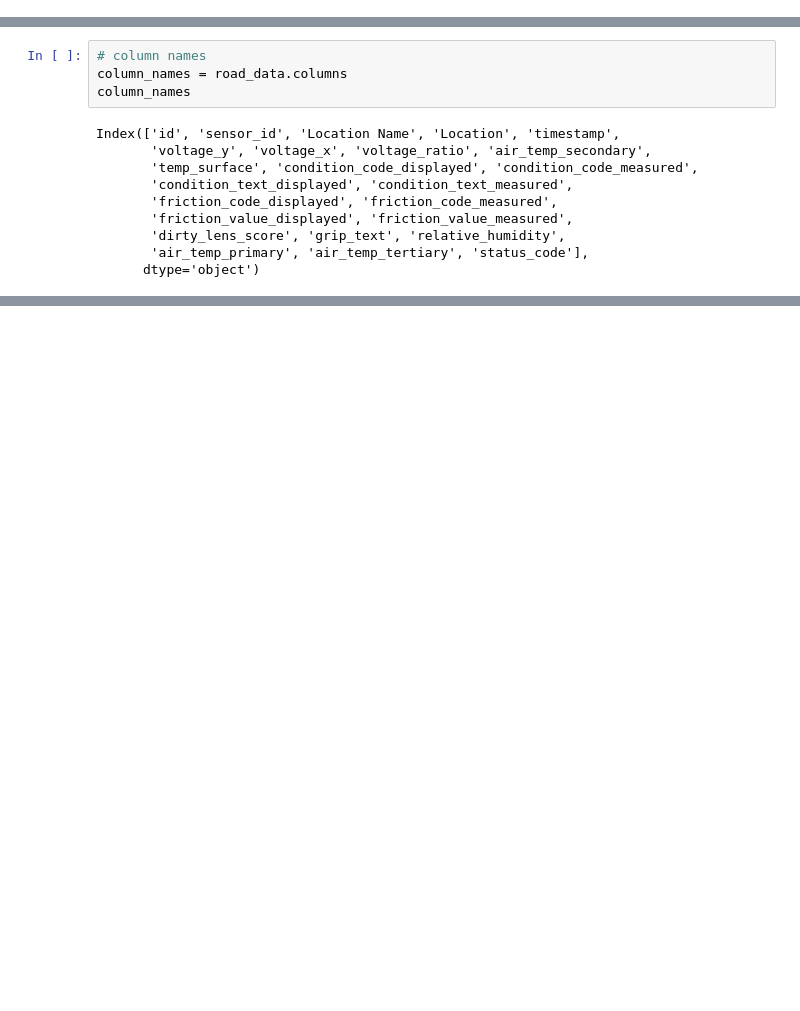
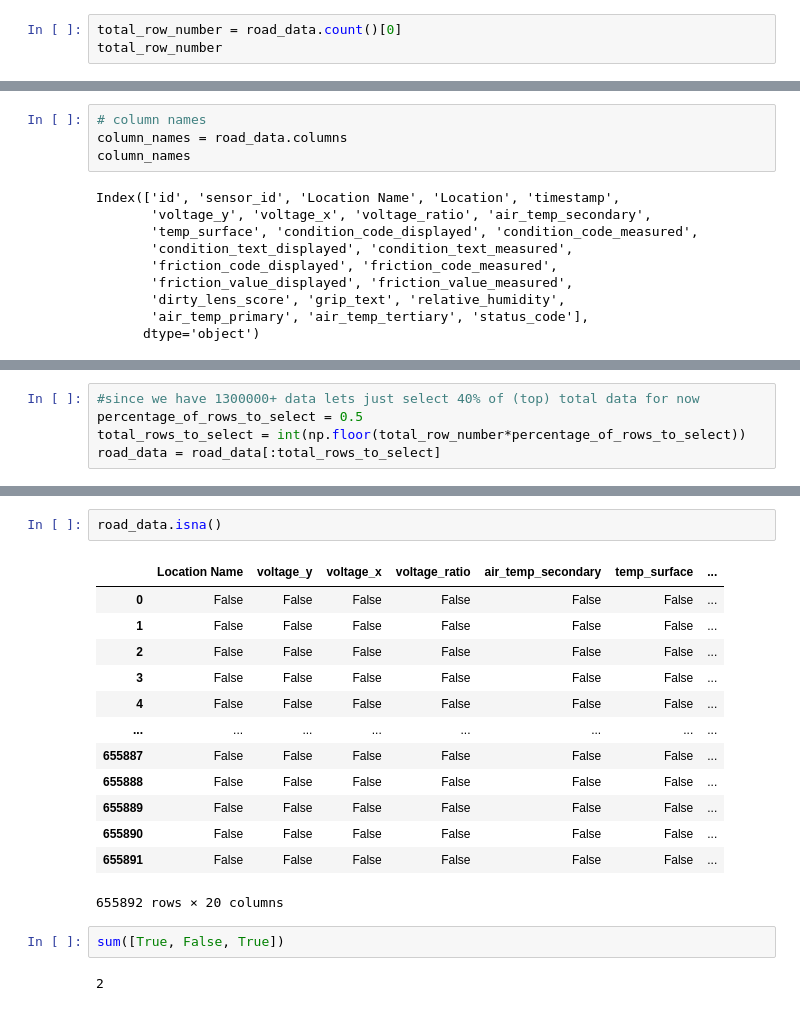
Before and after one commit to bpilate53/dataImputation, a Jupyter notebook: dataimputation.ipynb, the cells around one changed output, grey strips where cells are left out. Saved outputs shown, nothing was run; the diff lists cells and outputs as text; blank space fills up the shorter version.

```diff
--- a/dataimputation.ipynb
+++ b/dataimputation.ipynb
@@ -16,3 +16,6 @@ road_data.head()
 | 3 | 452514 | 3 | LAKELINE BLVD / 183 HWY SVRD | POINT (-97.8019562 30.4800491) | 02/25/2022 12:52:51 AM | 1610 | 1518 | 1.061 | ... |
 | 4 | 452518 | 3 | LAKELINE BLVD / 183 HWY SVRD | POINT (-97.8019562 30.4800491) | 02/25/2022 12:53:51 AM | 1606 | 1510 | 1.063 | ... |
 5 rows × 24 columns
+# %%
+total_row_number = road_data.count()[0]
+total_row_number
@@ -59,0 +84,5 @@ road_data.head()
+# %%
+#since we have 1300000+ data lets just select 40% of (top) total data for now
+percentage_of_rows_to_select = 0.5
+total_rows_to_select = int(np.floor(total_row_number*percentage_of_rows_to_select))
+road_data = road_data[:total_rows_to_select]
@@ -83,0 +170,20 @@ print(get_random_columns(15, 21))
+# %%
+road_data.isna()
+# %% [output]
+|  | Location Name | voltage_y | voltage_x | voltage_ratio | air_temp_secondary | temp_surface | ... |
+| 0 | False | False | False | False | False | False | ... |
+| 1 | False | False | False | False | False | False | ... |
+| 2 | False | False | False | False | False | False | ... |
+| 3 | False | False | False | False | False | False | ... |
+| 4 | False | False | False | False | False | False | ... |
+| ... | ... | ... | ... | ... | ... | ... | ... |
+| 655887 | False | False | False | False | False | False | ... |
+| 655888 | False | False | False | False | False | False | ... |
+| 655889 | False | False | False | False | False | False | ... |
+| 655890 | False | False | False | False | False | False | ... |
+| 655891 | False | False | False | False | False | False | ... |
+655892 rows × 20 columns
+# %%
+sum([True, False, True])
+# %% [output]
+2
```
Also changed, not shown: parts of 33 cells of this notebook, 2 other files.
